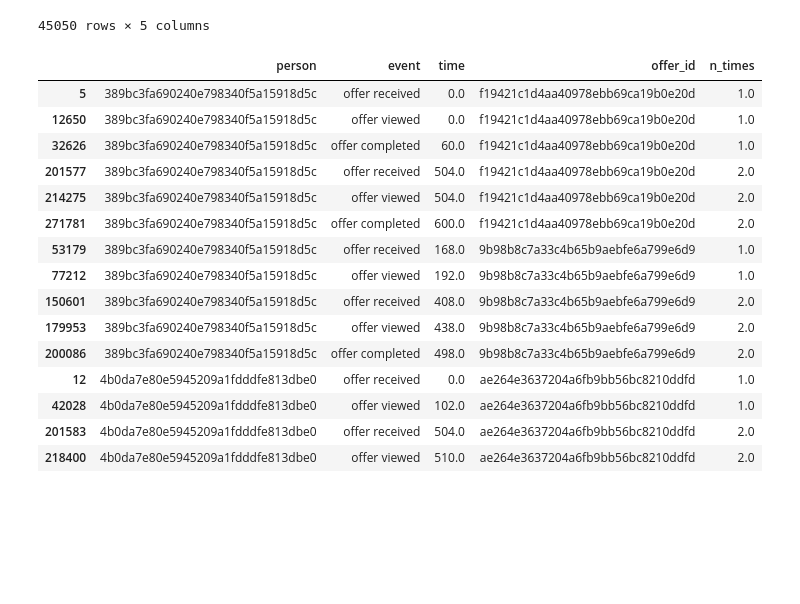
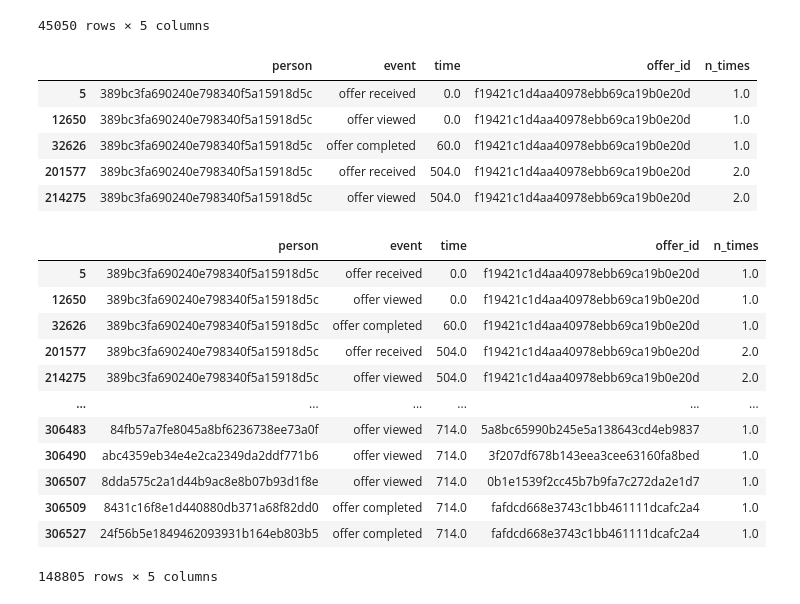
Before and after one commit to Haroldg94/Udacity-Machine-Learning-Engineer-Nanodegree, a Jupyter notebook: Capstone_project.ipynb, the cells around one changed output. Saved outputs shown, nothing was run; the diff lists cells and outputs as text; code cells hidden in the pictures; blank space fills up the shorter version.

Commit message:
Assigning each transaction to the corresponding offer, and classifying it with 'Offer Transaction' and 'No Offer Transaction'

```diff
--- a/Capstone_project.ipynb
+++ b/Capstone_project.ipynb
@@ -535,20 +553,28 @@ df = pd.read_csv('event_offer_count_mto_df.csv', index_col = 0)
 # %%
-df.head(15)
+df.head()
 # %% [output]
 |  | person | event | time | offer_id | n_times |
 | 5 | 389bc3fa690240e798340f5a15918d5c | offer received | 0.0 | f19421c1d4aa40978ebb69ca19b0e20d | 1.0 |
 | 12650 | 389bc3fa690240e798340f5a15918d5c | offer viewed | 0.0 | f19421c1d4aa40978ebb69ca19b0e20d | 1.0 |
 | 32626 | 389bc3fa690240e798340f5a15918d5c | offer completed | 60.0 | f19421c1d4aa40978ebb69ca19b0e20d | 1.0 |
 | 201577 | 389bc3fa690240e798340f5a15918d5c | offer received | 504.0 | f19421c1d4aa40978ebb69ca19b0e20d | 2.0 |
 | 214275 | 389bc3fa690240e798340f5a15918d5c | offer viewed | 504.0 | f19421c1d4aa40978ebb69ca19b0e20d | 2.0 |
-| 271781 | 389bc3fa690240e798340f5a15918d5c | offer completed | 600.0 | f19421c1d4aa40978ebb69ca19b0e20d | 2.0 |
-| 53179 | 389bc3fa690240e798340f5a15918d5c | offer received | 168.0 | 9b98b8c7a33c4b65b9aebfe6a799e6d9 | 1.0 |
-| 77212 | 389bc3fa690240e798340f5a15918d5c | offer viewed | 192.0 | 9b98b8c7a33c4b65b9aebfe6a799e6d9 | 1.0 |
-| 150601 | 389bc3fa690240e798340f5a15918d5c | offer received | 408.0 | 9b98b8c7a33c4b65b9aebfe6a799e6d9 | 2.0 |
-| 179953 | 389bc3fa690240e798340f5a15918d5c | offer viewed | 438.0 | 9b98b8c7a33c4b65b9aebfe6a799e6d9 | 2.0 |
-| 200086 | 389bc3fa690240e798340f5a15918d5c | offer completed | 498.0 | 9b98b8c7a33c4b65b9aebfe6a799e6d9 | 2.0 |
-| 12 | 4b0da7e80e5945209a1fdddfe813dbe0 | offer received | 0.0 | ae264e3637204a6fb9bb56bc8210ddfd | 1.0 |
-| 42028 | 4b0da7e80e5945209a1fdddfe813dbe0 | offer viewed | 102.0 | ae264e3637204a6fb9bb56bc8210ddfd | 1.0 |
-| 201583 | 4b0da7e80e5945209a1fdddfe813dbe0 | offer received | 504.0 | ae264e3637204a6fb9bb56bc8210ddfd | 2.0 |
-| 218400 | 4b0da7e80e5945209a1fdddfe813dbe0 | offer viewed | 510.0 | ae264e3637204a6fb9bb56bc8210ddfd | 2.0 |
+# %%
+# Concatenating both dataframes
+offer_events_df = pd.concat([df, offer_events_df.loc[np.array(offer_events_filter),:]])
+offer_events_df
+# %% [output]
+|  | person | event | time | offer_id | n_times |
+| 5 | 389bc3fa690240e798340f5a15918d5c | offer received | 0.0 | f19421c1d4aa40978ebb69ca19b0e20d | 1.0 |
+| 12650 | 389bc3fa690240e798340f5a15918d5c | offer viewed | 0.0 | f19421c1d4aa40978ebb69ca19b0e20d | 1.0 |
+| 32626 | 389bc3fa690240e798340f5a15918d5c | offer completed | 60.0 | f19421c1d4aa40978ebb69ca19b0e20d | 1.0 |
+| 201577 | 389bc3fa690240e798340f5a15918d5c | offer received | 504.0 | f19421c1d4aa40978ebb69ca19b0e20d | 2.0 |
+| 214275 | 389bc3fa690240e798340f5a15918d5c | offer viewed | 504.0 | f19421c1d4aa40978ebb69ca19b0e20d | 2.0 |
+| ... | ... | ... | ... | ... | ... |
+| 306483 | 84fb57a7fe8045a8bf6236738ee73a0f | offer viewed | 714.0 | 5a8bc65990b245e5a138643cd4eb9837 | 1.0 |
+| 306490 | abc4359eb34e4e2ca2349da2ddf771b6 | offer viewed | 714.0 | 3f207df678b143eea3cee63160fa8bed | 1.0 |
+| 306507 | 8dda575c2a1d44b9ac8e8b07b93d1f8e | offer viewed | 714.0 | 0b1e1539f2cc45b7b9fa7c272da2e1d7 | 1.0 |
+| 306509 | 8431c16f8e1d440880db371a68f82dd0 | offer completed | 714.0 | fafdcd668e3743c1bb461111dcafc2a4 | 1.0 |
+| 306527 | 24f56b5e1849462093931b164eb803b5 | offer completed | 714.0 | fafdcd668e3743c1bb461111dcafc2a4 | 1.0 |
+148805 rows × 5 columns
 # %%
```
Also changed, not shown: parts of 39 cells of this notebook.
